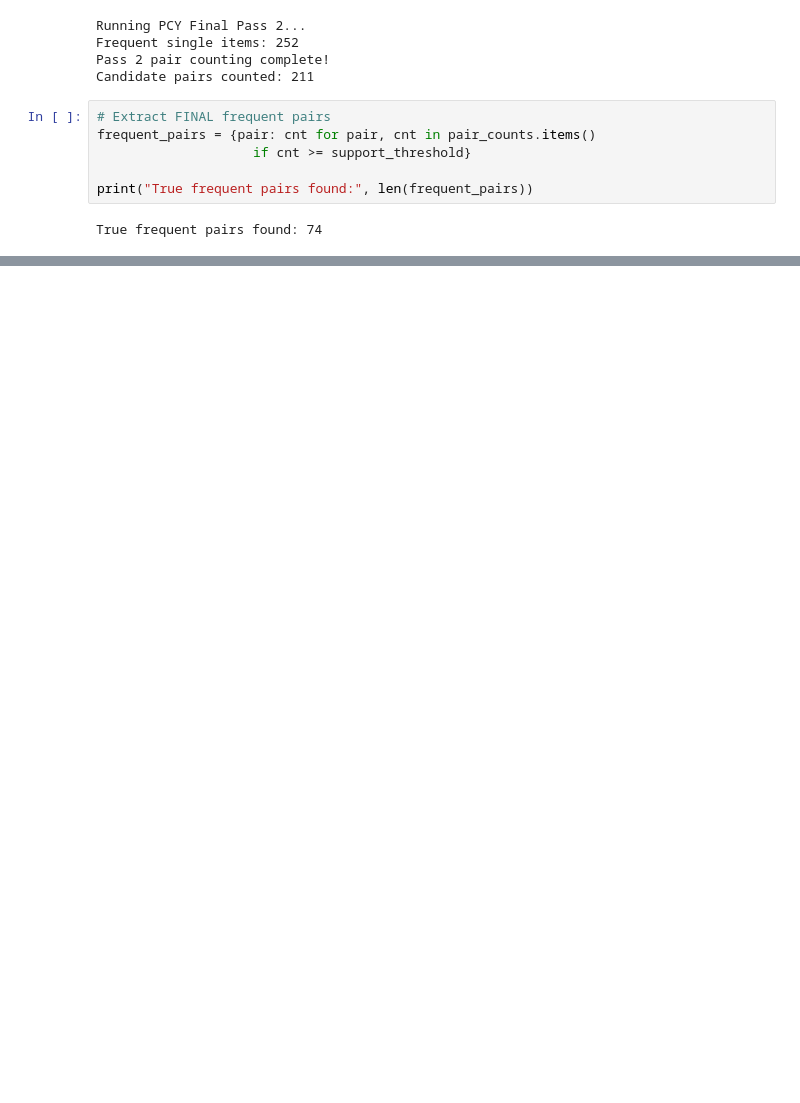
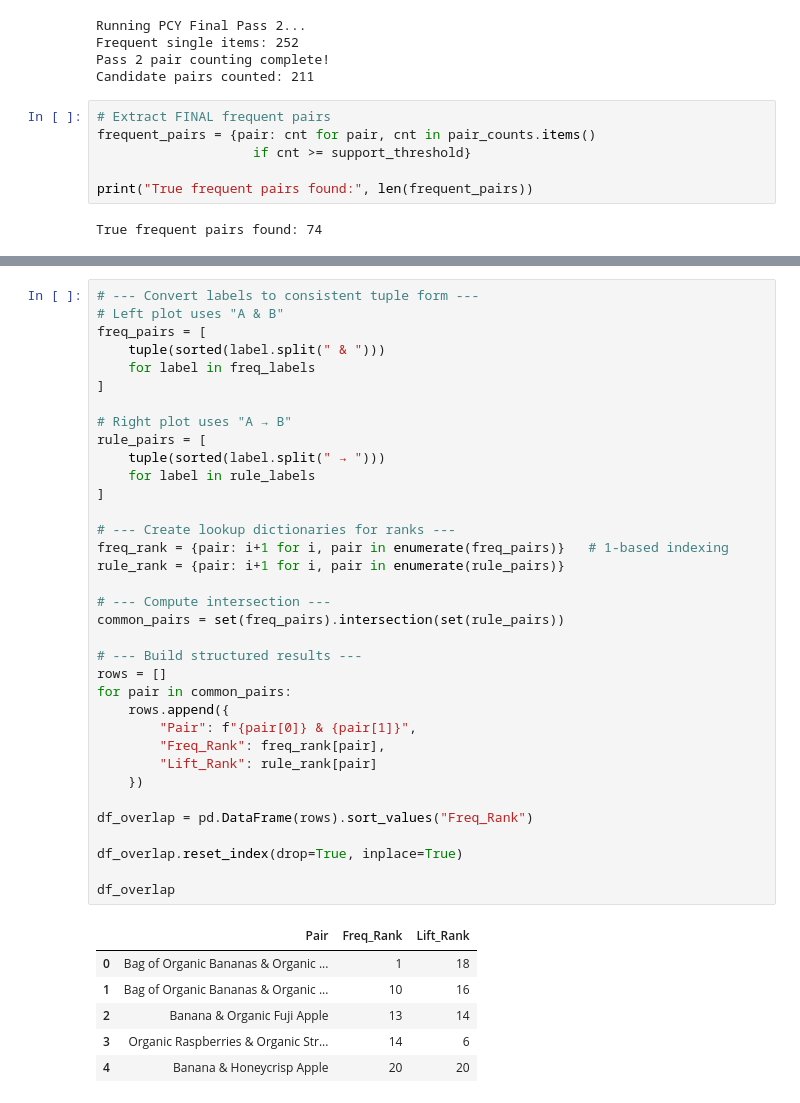
Before and after one commit to krusand/02807-CT-Project, a Jupyter notebook: MBA/Georgios/pcy_algorithm_pass2.ipynb, the cells around one changed output, grey strips where cells are left out. Drawn from its saved outputs; the diff is of its cells as text; blank space fills up the shorter version.

```diff
--- a/MBA/Georgios/pcy_algorithm_pass2.ipynb
+++ b/MBA/Georgios/pcy_algorithm_pass2.ipynb
@@ -142,0 +342,42 @@ True frequent pairs found: 74
+# %%
+# --- Convert labels to consistent tuple form ---
+# Left plot uses "A & B"
+freq_pairs = [
+    tuple(sorted(label.split(" & ")))
+    for label in freq_labels
+]
+
+# Right plot uses "A → B"
+rule_pairs = [
+    tuple(sorted(label.split(" → ")))
+    for label in rule_labels
+]
+
+# --- Create lookup dictionaries for ranks ---
+freq_rank = {pair: i+1 for i, pair in enumerate(freq_pairs)}   # 1-based indexing
+rule_rank = {pair: i+1 for i, pair in enumerate(rule_pairs)}
+
+# --- Compute intersection ---
+common_pairs = set(freq_pairs).intersection(set(rule_pairs))
+
+# --- Build structured results ---
+rows = []
+for pair in common_pairs:
+    rows.append({
+        "Pair": f"{pair[0]} & {pair[1]}",
+        "Freq_Rank": freq_rank[pair],
+        "Lift_Rank": rule_rank[pair]
+    })
+
+df_overlap = pd.DataFrame(rows).sort_values("Freq_Rank")
+
+df_overlap.reset_index(drop=True, inplace=True)
+
+df_overlap
+# %% [output]
+|  | Pair | Freq_Rank | Lift_Rank |
+| 0 | Bag of Organic Bananas & Organic ... | 1 | 18 |
+| 1 | Bag of Organic Bananas & Organic ... | 10 | 16 |
+| 2 | Banana & Organic Fuji Apple | 13 | 14 |
+| 3 | Organic Raspberries & Organic Str... | 14 | 6 |
+| 4 | Banana & Honeycrisp Apple | 20 | 20 |
```
Also changed, not shown: parts of 10 cells of this notebook, 2 other files.
